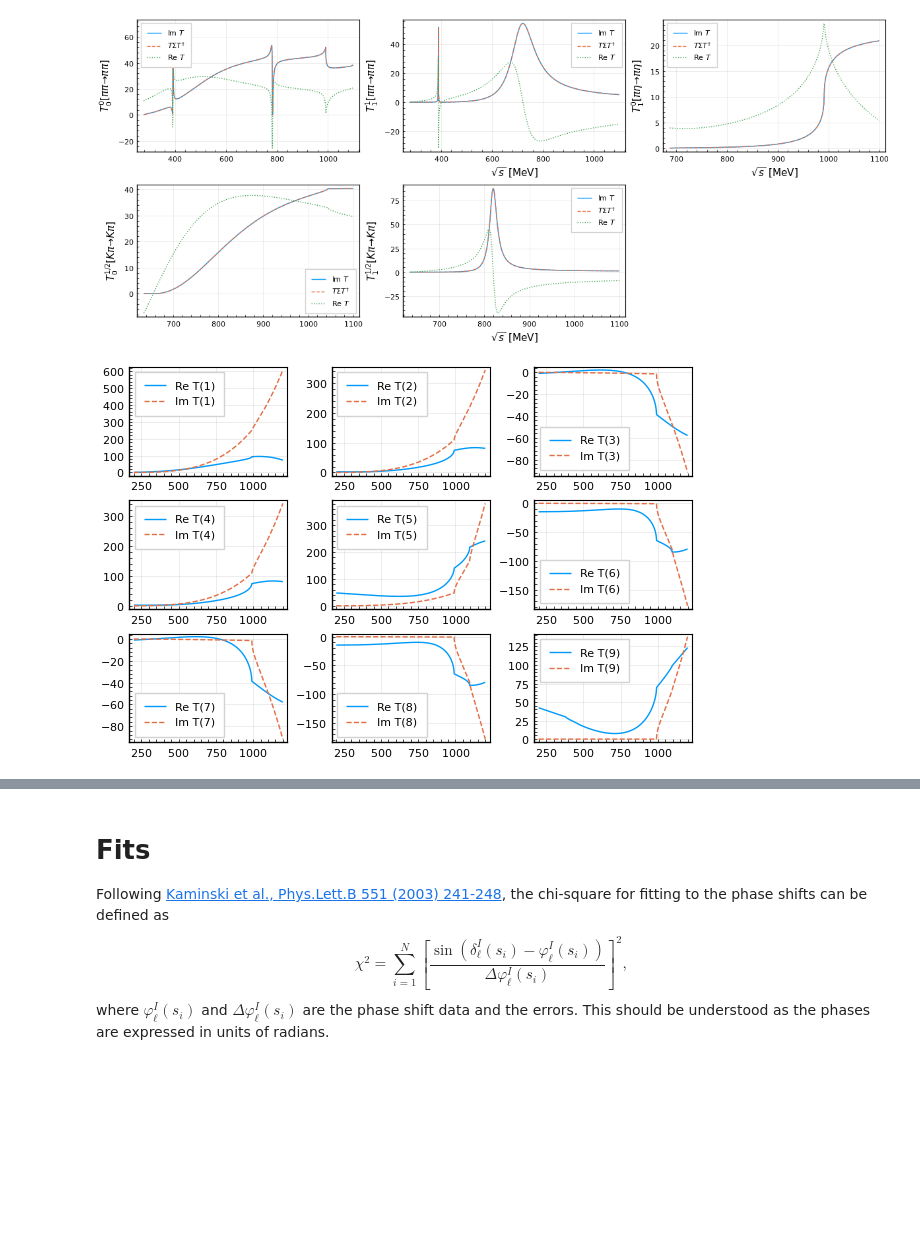
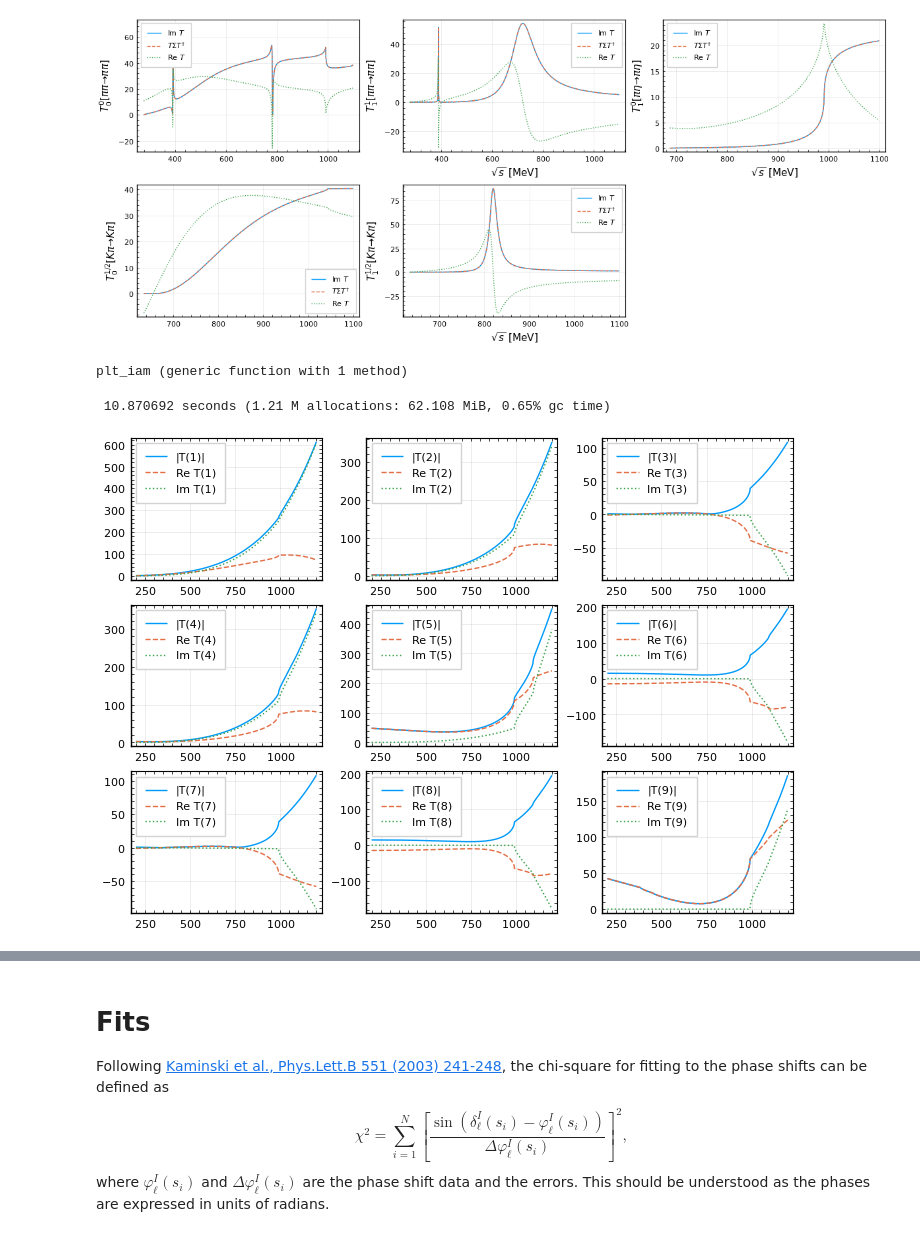
Before and after one commit to linqiu15/IAMfit, a Jupyter notebook: iamfit.ipynb, the cells around one changed output, grey strips where cells are left out. Saved outputs shown, nothing was run; the diff lists cells and outputs as text; code cells hidden in the pictures; blank space fills up the shorter version.

```diff
--- a/iamfit.ipynb
+++ b/iamfit.ipynb
@@ -350,16 +351,3 @@ function plt_unitarity(lec)
 end
 # %% [output]
 plt_unitarity (generic function with 1 method)
-# %%
-function plt_iam(lec; amp=:nlo)
-    wv = 200:1:1200
-#     stm00(w) = Stiam_00(w, lec)[1,1]
-    n = 9
-    p = Vector{Any}(undef, n)
-    for i = 1:n
-    stm11(w) = amp==:nlo ? St4_00!(cmatrix33, w, lec)[i] : Stiam_00(w, lec)[i] #St2_00!(cmatrix33, w)[i] -
-    p[i] = plot( wv, (@. real(stm11(wv)) ), label="Re T($i)" )
-    plot!( wv, (@. imag(stm11(wv)) ), line = :dash, label="Im T($i)" )
-    end
-    plot(p..., layout = n) #, legend=:outertopright)
-end
@@ -386,7 +372,24 @@ plt_unitarity(lecr0)
 plt_unitarity(lec_chpt)
 # %% [output]
 [figure]
-# %%
-plt_iam(lecr0)
-# %% [output]
-[figure, removed]
+# %%
+function plt_iam(tiam, lec)
+    wv = 200:2:1200
+    n = length(tiam(300, lec))
+    p = Vector{Any}(undef, n)
+    for i = 1:n
+        stm11(w) = tiam(w, lec)[i]
+        p[i] = plot( wv, (@. abs(stm11(wv)) ), label="|T($i)|" )
+        plot!( wv, (@. real(stm11(wv)) ), line = :dash, label="Re T($i)" )
+        plot!( wv, (@. imag(stm11(wv)) ), line = :dot, label="Im T($i)" )
+    end
+    plot(p..., layout = n, size=(700,500)) #, legend=:outertopright)
+end
+# %% [output]
+plt_iam (generic function with 1 method)
+# %%
+# NLO amplitudes
+@time plt_iam((w, lec)->St4_00!(cmatrix33, w, lec), lecr0)
+# %% [output]
+ 10.870692 seconds (1.21 M allocations: 62.108 MiB, 0.65% gc time)
+[figure, added]
```
Also changed, not shown: parts of 18 cells of this notebook, 2 other files.
